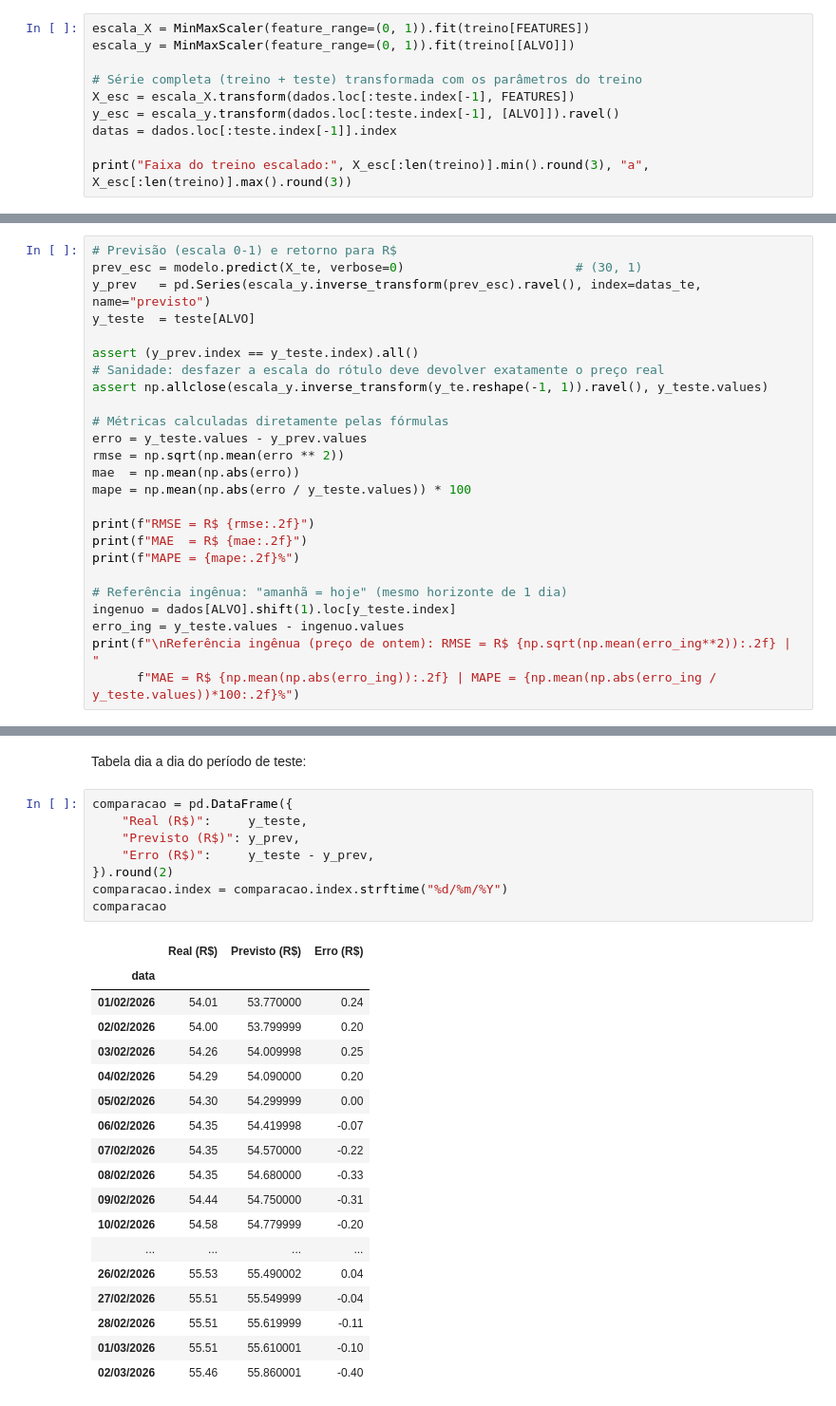
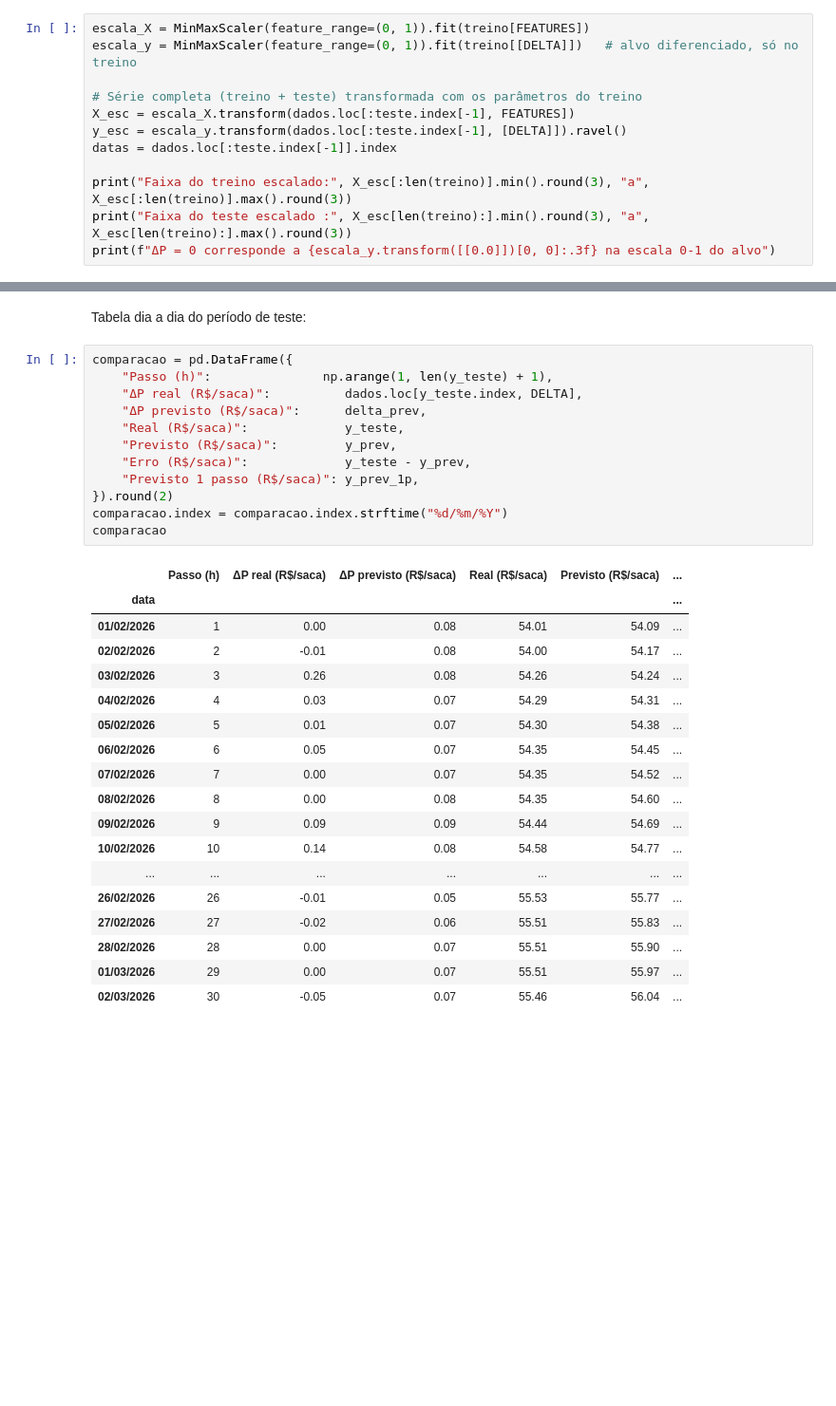
Before and after one commit to brunoOrigem/tcc-predicao-commodities-rs, a Jupyter notebook: models/lstm_arroz.ipynb, the cells around one changed output, grey strips where cells are left out. Shown at 95% size. Drawn from its saved outputs; the diff is of its cells as text; blank space fills up the shorter version.

```diff
--- a/models/lstm_arroz.ipynb
+++ b/models/lstm_arroz.ipynb
@@ -127,13 +163,15 @@ do treino. Usamos dois escaladores:
 > No teste, valores fora da faixa do treino podem ficar um pouco abaixo de 0 ou acima de 1. Isso é esperado e não é um problema.
 # %%
 escala_X = MinMaxScaler(feature_range=(0, 1)).fit(treino[FEATURES])
-escala_y = MinMaxScaler(feature_range=(0, 1)).fit(treino[[ALVO]])
+escala_y = MinMaxScaler(feature_range=(0, 1)).fit(treino[[DELTA]])   # alvo diferenciado, só no treino
 
 # Série completa (treino + teste) transformada com os parâmetros do treino
 X_esc = escala_X.transform(dados.loc[:teste.index[-1], FEATURES])
-y_esc = escala_y.transform(dados.loc[:teste.index[-1], [ALVO]]).ravel()
+y_esc = escala_y.transform(dados.loc[:teste.index[-1], [DELTA]]).ravel()
 datas = dados.loc[:teste.index[-1]].index
 
 print("Faixa do treino escalado:", X_esc[:len(treino)].min().round(3), "a", X_esc[:len(treino)].max().round(3))
+print("Faixa do teste escalado :", X_esc[len(treino):].min().round(3), "a", X_esc[len(treino):].max().round(3))
+print(f"ΔP = 0 corresponde a {escala_y.transform([[0.0]])[0, 0]:.3f} na escala 0-1 do alvo")
 # %% [output]
 Faixa do treino escalado: 0.0 a 1.0
@@ -274,25 +415,0 @@ As métricas seguem as mesmas fórmulas dos notebooks anteriores:
-# %%
-# Previsão (escala 0-1) e retorno para R$
-prev_esc = modelo.predict(X_te, verbose=0)                       # (30, 1)
-y_prev   = pd.Series(escala_y.inverse_transform(prev_esc).ravel(), index=datas_te, name="previsto")
-y_teste  = teste[ALVO]
-
-assert (y_prev.index == y_teste.index).all()
-# Sanidade: desfazer a escala do rótulo deve devolver exatamente o preço real
-assert np.allclose(escala_y.inverse_transform(y_te.reshape(-1, 1)).ravel(), y_teste.values)
-
-# Métricas calculadas diretamente pelas fórmulas
-erro = y_teste.values - y_prev.values
-rmse = np.sqrt(np.mean(erro ** 2))
-mae  = np.mean(np.abs(erro))
-mape = np.mean(np.abs(erro / y_teste.values)) * 100
-
-print(f"RMSE = R$ {rmse:.2f}")
-print(f"MAE  = R$ {mae:.2f}")
-print(f"MAPE = {mape:.2f}%")
-
-# Referência ingênua: "amanhã = hoje" (mesmo horizonte de 1 dia)
-ingenuo = dados[ALVO].shift(1).loc[y_teste.index]
-erro_ing = y_teste.values - ingenuo.values
-print(f"\nReferência ingênua (preço de ontem): RMSE = R$ {np.sqrt(np.mean(erro_ing**2)):.2f} | "
-      f"MAE = R$ {np.mean(np.abs(erro_ing)):.2f} | MAPE = {np.mean(np.abs(erro_ing / y_teste.values))*100:.2f}%")
@@ -306,28 +446,32 @@ Referência ingênua (preço de ontem): RMSE = R$ 0.13 | MAE = R$ 0.07 | MAPE =
 Tabela dia a dia do período de teste:
 # %%
 comparacao = pd.DataFrame({
-    "Real (R$)":     y_teste,
-    "Previsto (R$)": y_prev,
-    "Erro (R$)":     y_teste - y_prev,
+    "Passo (h)":               np.arange(1, len(y_teste) + 1),
+    "ΔP real (R$/saca)":          dados.loc[y_teste.index, DELTA],
+    "ΔP previsto (R$/saca)":      delta_prev,
+    "Real (R$/saca)":             y_teste,
+    "Previsto (R$/saca)":         y_prev,
+    "Erro (R$/saca)":             y_teste - y_prev,
+    "Previsto 1 passo (R$/saca)": y_prev_1p,
 }).round(2)
 comparacao.index = comparacao.index.strftime("%d/%m/%Y")
 comparacao
 # %% [output]
-|  | Real (R$) | Previsto (R$) | Erro (R$) |
-| data |  |  |  |
-| 01/02/2026 | 54.01 | 53.770000 | 0.24 |
-| 02/02/2026 | 54.00 | 53.799999 | 0.20 |
-| 03/02/2026 | 54.26 | 54.009998 | 0.25 |
-| 04/02/2026 | 54.29 | 54.090000 | 0.20 |
-| 05/02/2026 | 54.30 | 54.299999 | 0.00 |
-| 06/02/2026 | 54.35 | 54.419998 | -0.07 |
-| 07/02/2026 | 54.35 | 54.570000 | -0.22 |
-| 08/02/2026 | 54.35 | 54.680000 | -0.33 |
-| 09/02/2026 | 54.44 | 54.750000 | -0.31 |
-| 10/02/2026 | 54.58 | 54.779999 | -0.20 |
-| ... | ... | ... | ... |
-| 26/02/2026 | 55.53 | 55.490002 | 0.04 |
-| 27/02/2026 | 55.51 | 55.549999 | -0.04 |
-| 28/02/2026 | 55.51 | 55.619999 | -0.11 |
-| 01/03/2026 | 55.51 | 55.610001 | -0.10 |
-| 02/03/2026 | 55.46 | 55.860001 | -0.40 |
+|  | Passo (h) | ΔP real (R$/saca) | ΔP previsto (R$/saca) | Real (R$/saca) | Previsto (R$/saca) | ... |
+| data |  |  |  |  |  | ... |
+| 01/02/2026 | 1 | 0.00 | 0.08 | 54.01 | 54.09 | ... |
+| 02/02/2026 | 2 | -0.01 | 0.08 | 54.00 | 54.17 | ... |
+| 03/02/2026 | 3 | 0.26 | 0.08 | 54.26 | 54.24 | ... |
+| 04/02/2026 | 4 | 0.03 | 0.07 | 54.29 | 54.31 | ... |
+| 05/02/2026 | 5 | 0.01 | 0.07 | 54.30 | 54.38 | ... |
+| 06/02/2026 | 6 | 0.05 | 0.07 | 54.35 | 54.45 | ... |
+| 07/02/2026 | 7 | 0.00 | 0.07 | 54.35 | 54.52 | ... |
+| 08/02/2026 | 8 | 0.00 | 0.08 | 54.35 | 54.60 | ... |
+| 09/02/2026 | 9 | 0.09 | 0.09 | 54.44 | 54.69 | ... |
+| 10/02/2026 | 10 | 0.14 | 0.08 | 54.58 | 54.77 | ... |
+| ... | ... | ... | ... | ... | ... | ... |
+| 26/02/2026 | 26 | -0.01 | 0.05 | 55.53 | 55.77 | ... |
+| 27/02/2026 | 27 | -0.02 | 0.06 | 55.51 | 55.83 | ... |
+| 28/02/2026 | 28 | 0.00 | 0.07 | 55.51 | 55.90 | ... |
+| 01/03/2026 | 29 | 0.00 | 0.07 | 55.51 | 55.97 | ... |
+| 02/03/2026 | 30 | -0.05 | 0.07 | 55.46 | 56.04 | ... |
```
Also changed, not shown: parts of 35 cells of this notebook, 9 other files.
